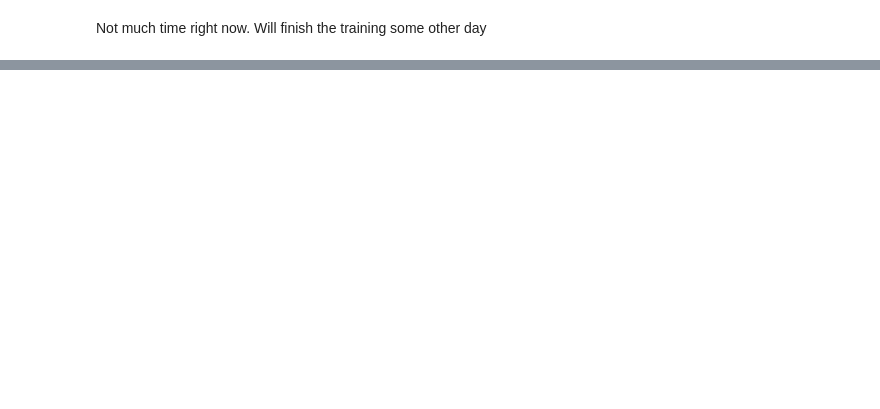
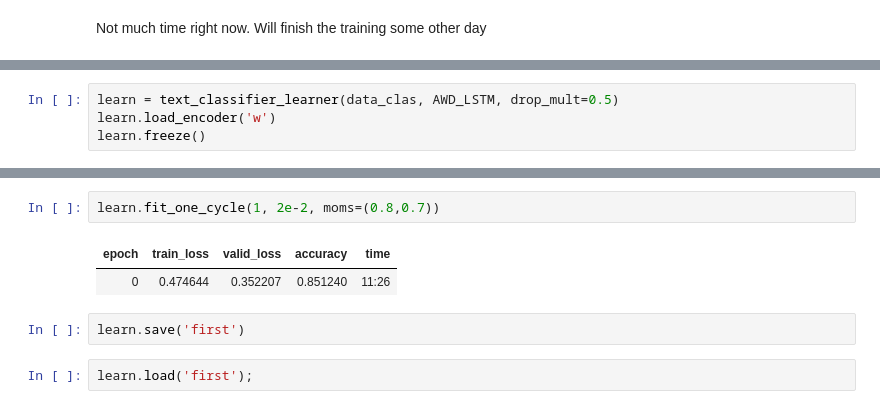
Before and after one commit to Abhinav2907/DLFAI, a Jupyter notebook: imdb.ipynb, the cells around one changed output, grey strips where cells are left out. Cells and saved outputs as stored; diff of their text form; blank space fills up the shorter version.

```diff
--- a/imdb.ipynb
+++ b/imdb.ipynb
@@ -148,0 +178,4 @@ Not much time right now. Will finish the training some other day
+# %%
+learn = text_classifier_learner(data_clas, AWD_LSTM, drop_mult=0.5)
+learn.load_encoder('w')
+learn.freeze()
@@ -148,0 +191,9 @@ Not much time right now. Will finish the training some other day
+# %%
+learn.fit_one_cycle(1, 2e-2, moms=(0.8,0.7))
+# %% [output]
+| epoch | train_loss | valid_loss | accuracy | time |
+| 0 | 0.474644 | 0.352207 | 0.851240 | 11:26 |
+# %%
+learn.save('first')
+# %%
+learn.load('first');
```
Also changed, not shown: parts of 25 cells of this notebook.
